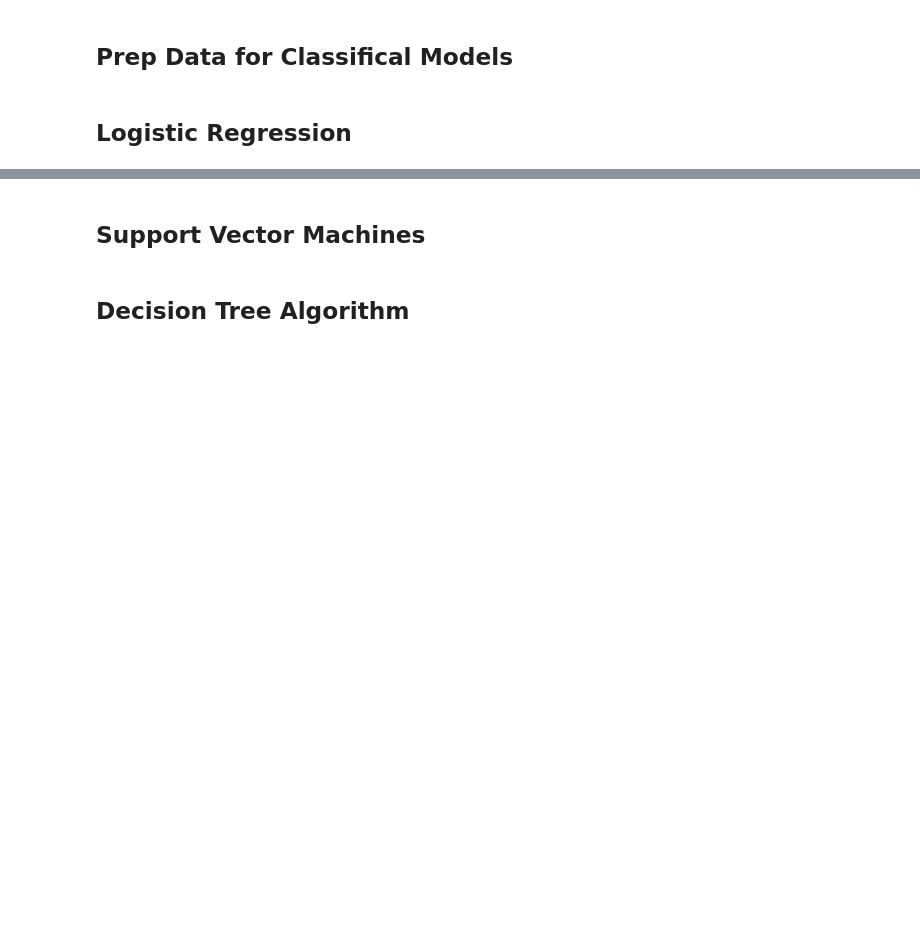
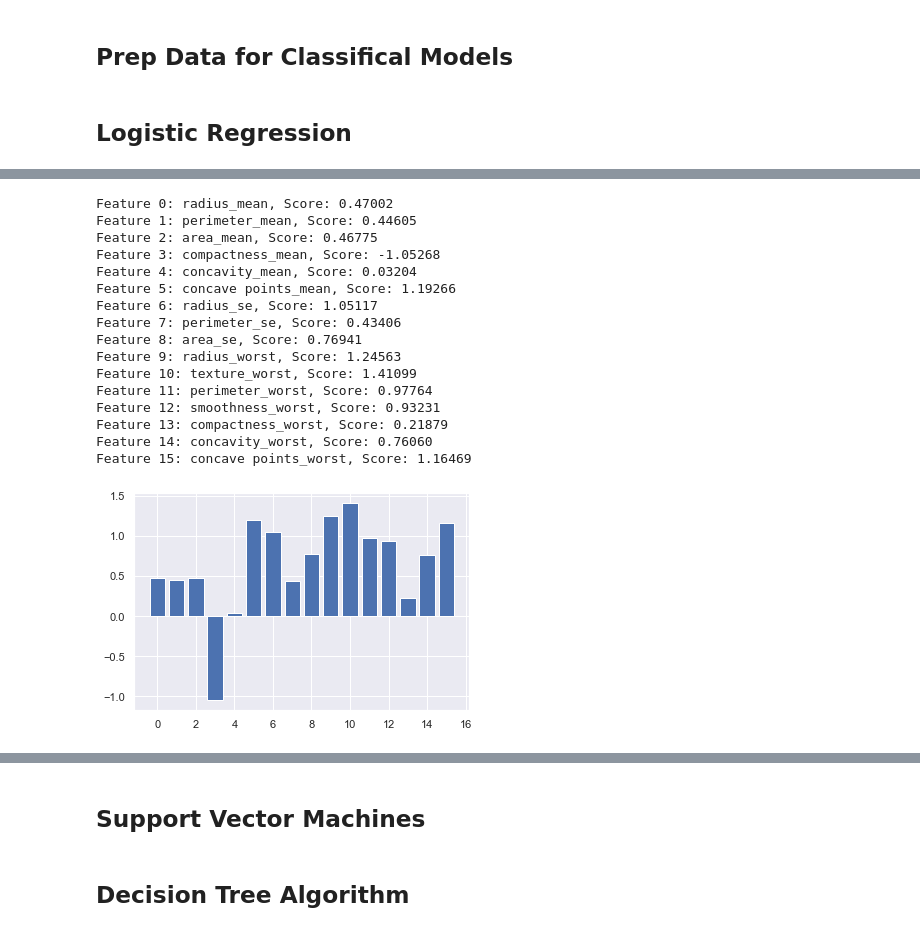
Before and after one commit to sopofedupz/Project-3---Breast-Cancer-Detection, a Jupyter notebook: Breast Cancer (Malignancies) Prediction.ipynb, the cells around one changed output, grey strips where cells are left out. Saved outputs shown, nothing was run; the diff lists cells and outputs as text; code cells hidden in the pictures; blank space fills up the shorter version.

```diff
--- a/Breast Cancer (Malignancies) Prediction.ipynb
+++ b/Breast Cancer (Malignancies) Prediction.ipynb
@@ -148,2 +294,37 @@ print(f"Testing Data Score: {logreg.score(X_test, y_test)}")
+# %%
+features = ['radius_mean', 'perimeter_mean', 'area_mean',
+       'compactness_mean', 'concavity_mean', 'concave points_mean',
+       'radius_se', 'perimeter_se', 'area_se',
+       'radius_worst', 'texture_worst',
+       'perimeter_worst', 'smoothness_worst',
+       'compactness_worst', 'concavity_worst', 'concave points_worst']
+
+# get importance
+importance = logreg.coef_[0]
+
+# summarize feature importance
+for i,(v1,v2) in enumerate(zip(importance,features)):
+    print(f"Feature %0d: {v2}, Score: %.5f" % (i,v1))
+# plot feature importance
+plt.bar([x for x in range(len(importance))], importance)
+plt.show()
+# %% [output]
+Feature 0: radius_mean, Score: 0.47002
+Feature 1: perimeter_mean, Score: 0.44605
+Feature 2: area_mean, Score: 0.46775
+Feature 3: compactness_mean, Score: -1.05268
+Feature 4: concavity_mean, Score: 0.03204
+Feature 5: concave points_mean, Score: 1.19266
+Feature 6: radius_se, Score: 1.05117
+Feature 7: perimeter_se, Score: 0.43406
+Feature 8: area_se, Score: 0.76941
+Feature 9: radius_worst, Score: 1.24563
+Feature 10: texture_worst, Score: 1.41099
+Feature 11: perimeter_worst, Score: 0.97764
+Feature 12: smoothness_worst, Score: 0.93231
+Feature 13: compactness_worst, Score: 0.21879
+Feature 14: concavity_worst, Score: 0.76060
+Feature 15: concave points_worst, Score: 1.16469
+[figure, added]
 # %%
 Predictor(logreg, 'Logistic Regression')
```
Also changed, not shown: parts of 24 cells of this notebook, 5 other files.
